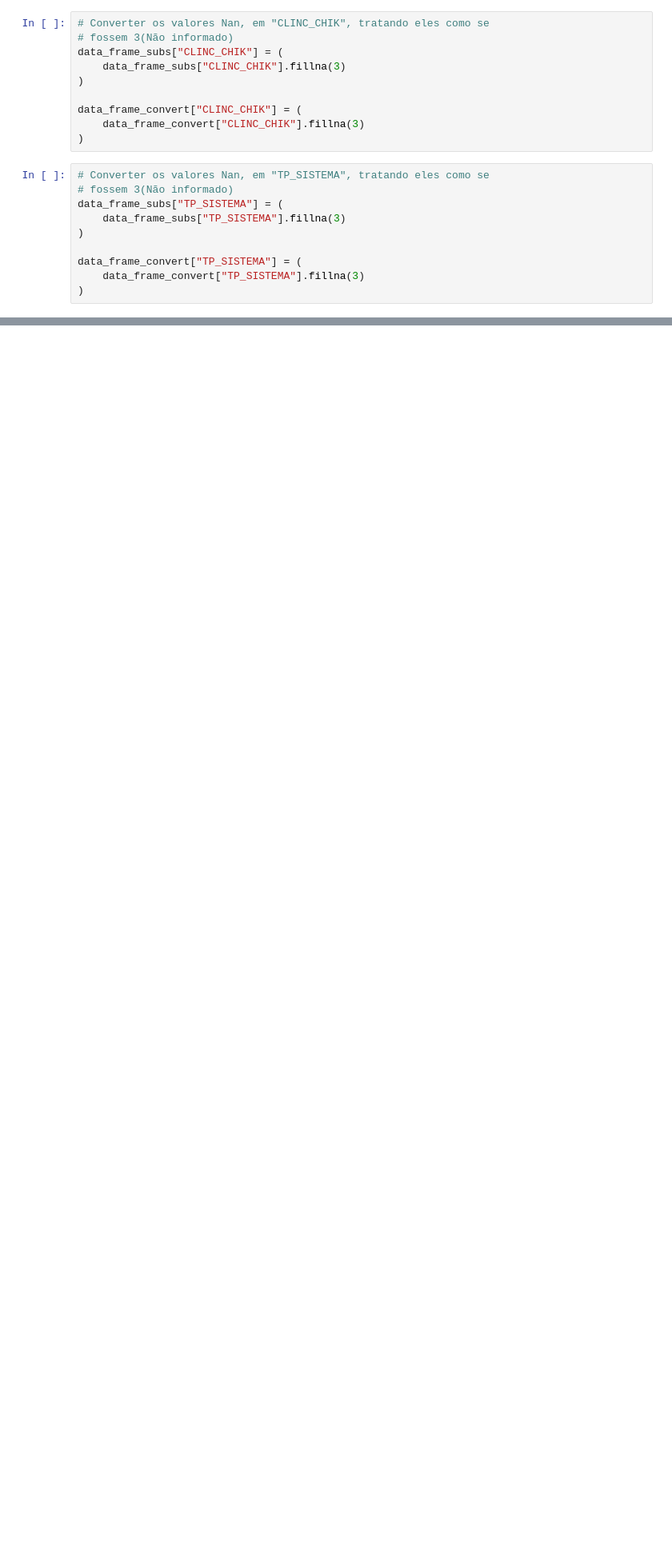
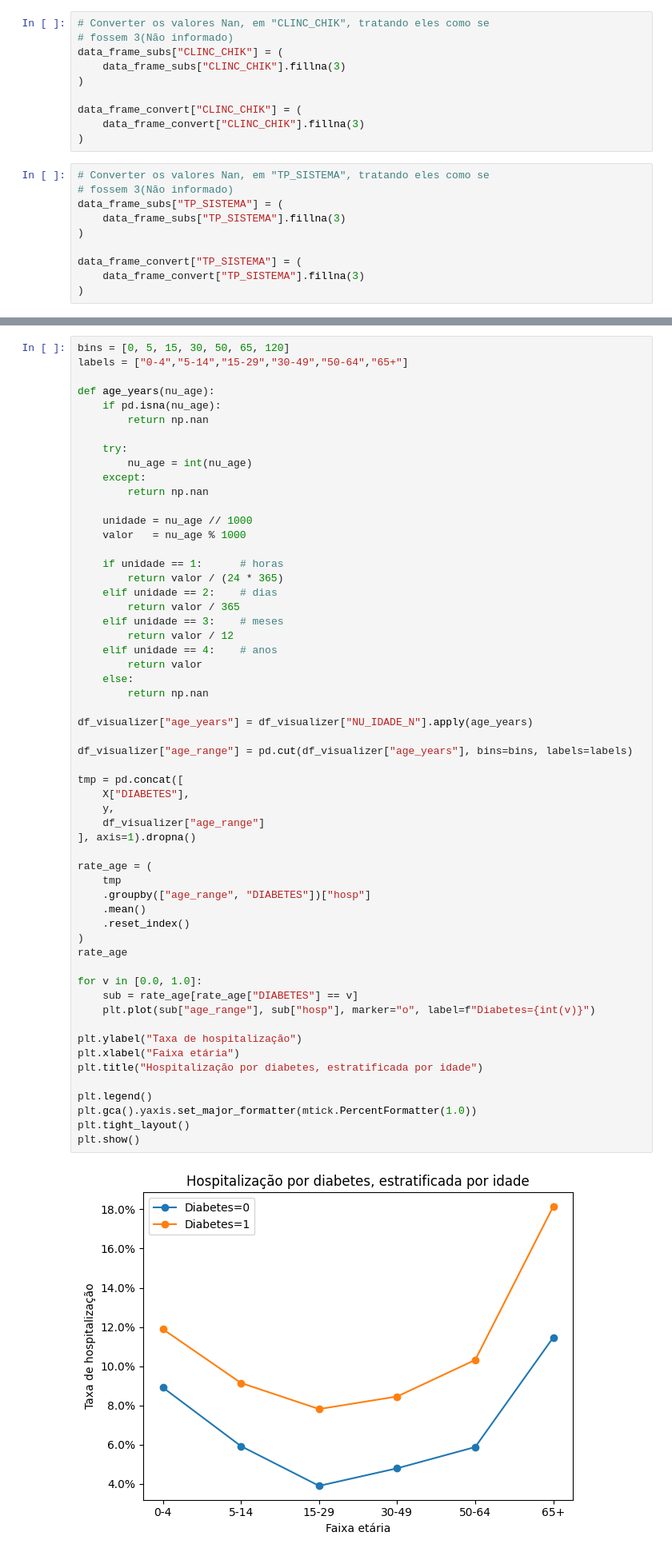
Before and after one commit to BrunaGravina/Tech-Challenge-FIAP, a Jupyter notebook: notebooks/analise.ipynb, the cells around one changed output, grey strips where cells are left out. Shown at 80% size. Cells and saved outputs as stored; diff of their text form; blank space fills up the shorter version.

```diff
--- a/notebooks/analise.ipynb
+++ b/notebooks/analise.ipynb
@@ -225,0 +330,59 @@ print(regioes_unicas)
+# %%
+bins = [0, 5, 15, 30, 50, 65, 120]
+labels = ["0-4","5-14","15-29","30-49","50-64","65+"]
+
+def age_years(nu_age):
+    if pd.isna(nu_age):
+        return np.nan
+
+    try:
+        nu_age = int(nu_age)
+    except:
+        return np.nan
+
+    unidade = nu_age // 1000
+    valor   = nu_age % 1000
+
+    if unidade == 1:      # horas
+        return valor / (24 * 365)
+    elif unidade == 2:    # dias
+        return valor / 365
+    elif unidade == 3:    # meses
+        return valor / 12
+    elif unidade == 4:    # anos
+        return valor
+    else:
+        return np.nan
+
+df_visualizer["age_years"] = df_visualizer["NU_IDADE_N"].apply(age_years)
+
+df_visualizer["age_range"] = pd.cut(df_visualizer["age_years"], bins=bins, labels=labels)
+
+tmp = pd.concat([
+    X["DIABETES"],
+    y,
+    df_visualizer["age_range"]
+], axis=1).dropna()
+
+rate_age = (
+    tmp
+    .groupby(["age_range", "DIABETES"])["hosp"]
+    .mean()
+    .reset_index()
+)
+rate_age
+
+for v in [0.0, 1.0]:
+    sub = rate_age[rate_age["DIABETES"] == v]
+    plt.plot(sub["age_range"], sub["hosp"], marker="o", label=f"Diabetes={int(v)}")
+
+plt.ylabel("Taxa de hospitalização")
+plt.xlabel("Faixa etária")
+plt.title("Hospitalização por diabetes, estratificada por idade")
+
+plt.legend()
+plt.gca().yaxis.set_major_formatter(mtick.PercentFormatter(1.0))
+plt.tight_layout()
+plt.show()
+# %% [output]
+[figure, added]
```
Also changed, not shown: parts of 31 cells of this notebook, 1 other file.
